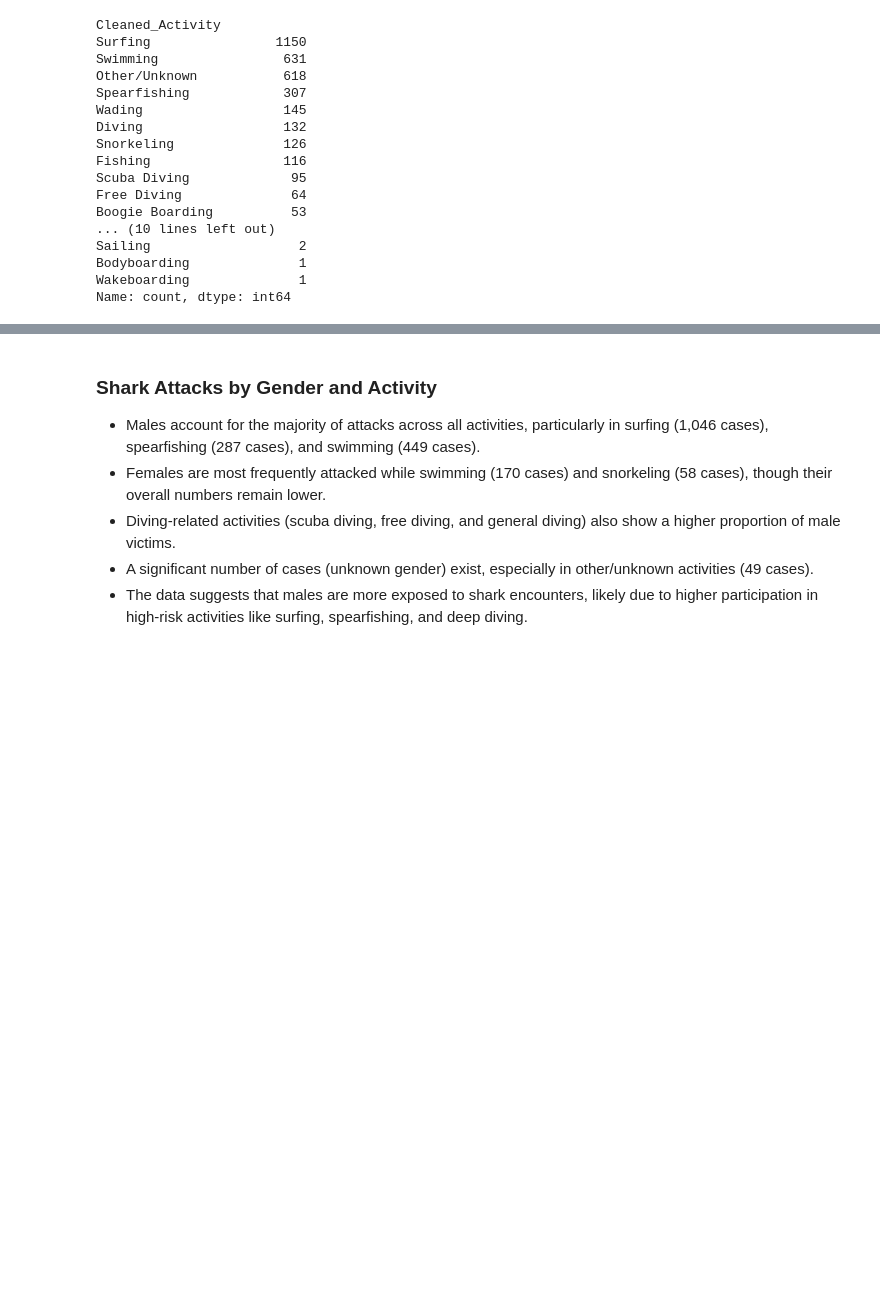
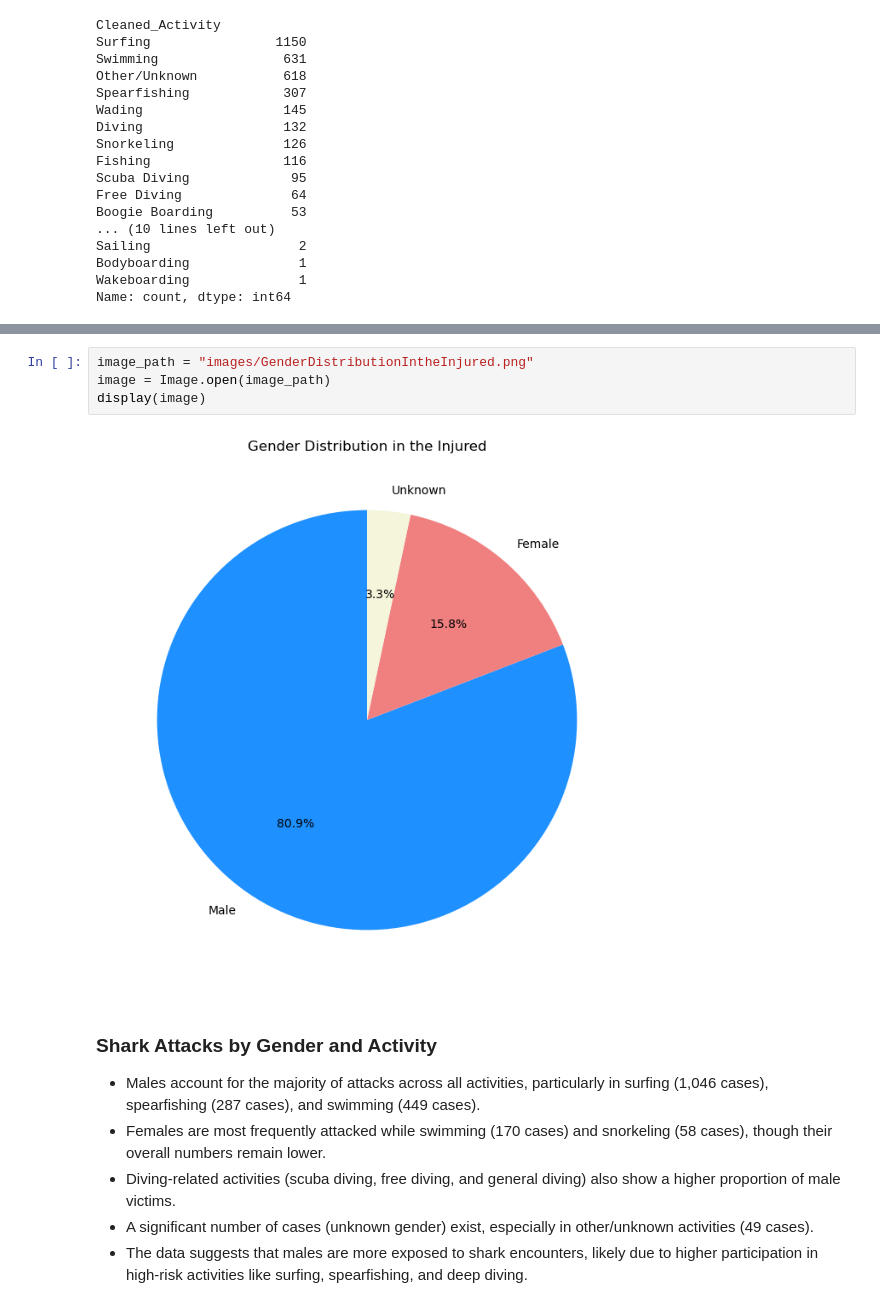
Before and after one commit to SheryllD/shark_attacks_project, a Jupyter notebook: shark_data_wrangling.ipynb, the cells around one changed output, grey strips where cells are left out. Cells and saved outputs as stored; diff of their text form; blank space fills up the shorter version.

```diff
--- a/shark_data_wrangling.ipynb
+++ b/shark_data_wrangling.ipynb
@@ -180,3 +186,9 @@ Name: count, dtype: int64
+# %%
+image_path = "images/GenderDistributionIntheInjured.png"
+image = Image.open(image_path)
+display(image)
+# %% [output]
+[figure, added]
 # %% [markdown]
 ### Shark Attacks by Gender and Activity
 - Males account for the majority of attacks across all activities, particularly in surfing (1,046 cases), spearfishing (287 cases), and swimming (449 cases).
```
Also changed, not shown: parts of 8 cells of this notebook, 2 other files.
